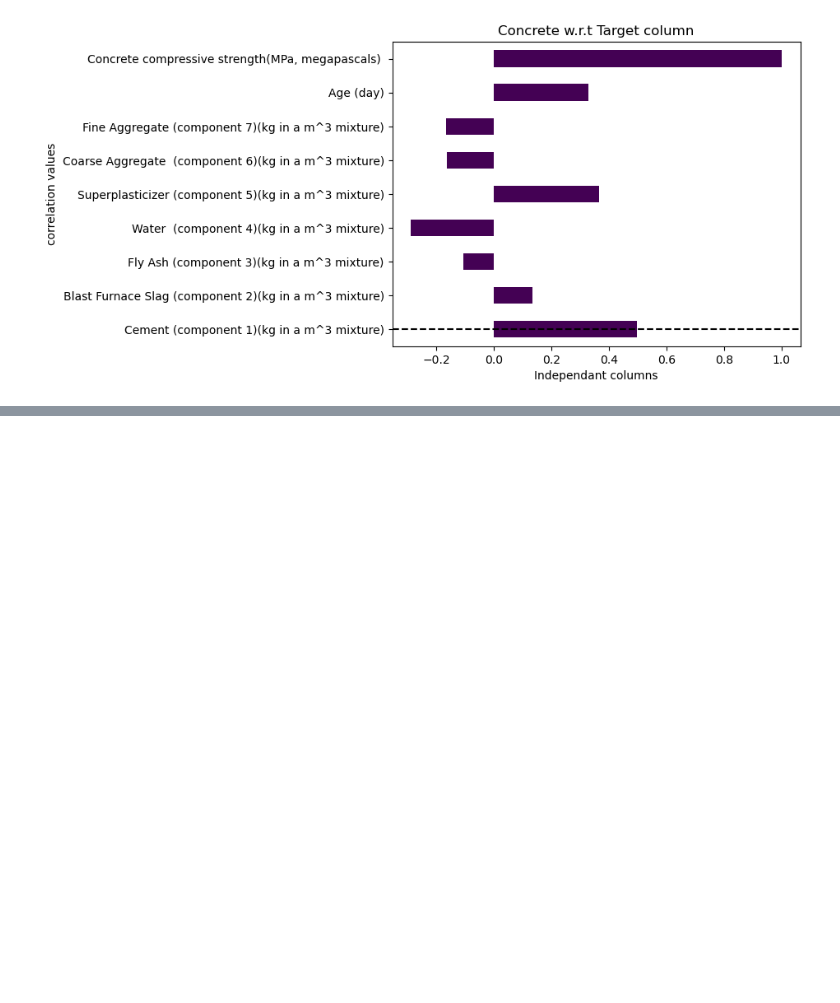
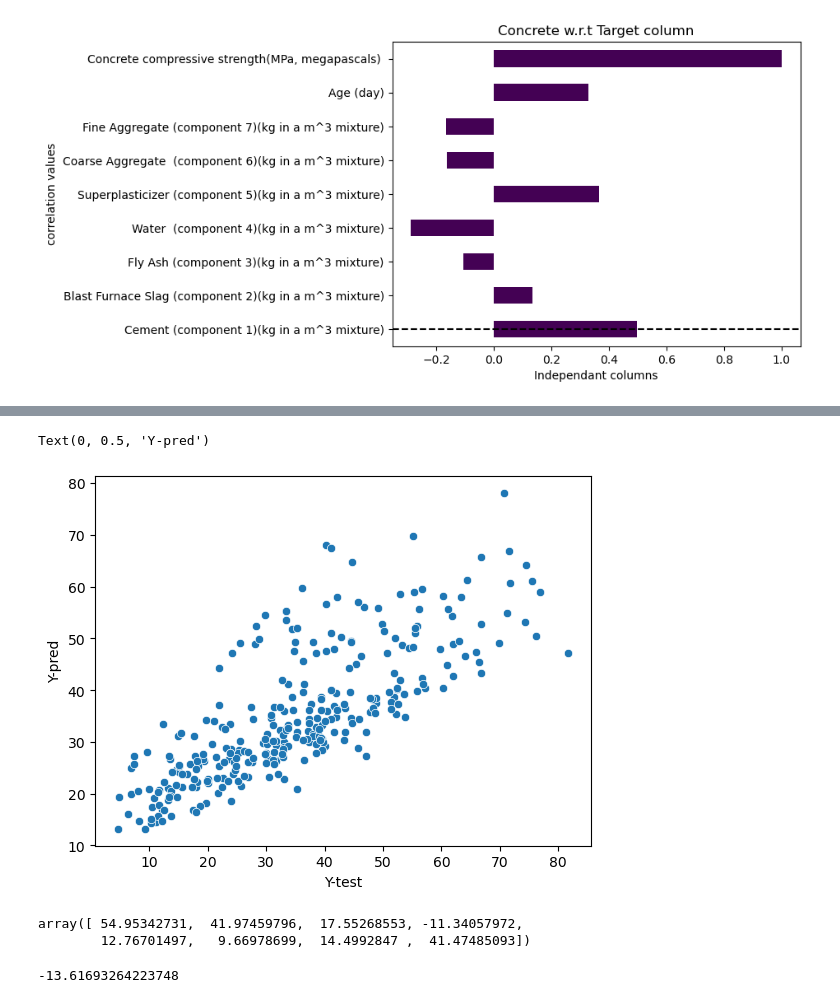
Before and after one commit to vrushali253/cementprediction_model, a Jupyter notebook: Model.ipynb, the cells around one changed output, grey strips where cells are left out. Drawn from its saved outputs; the diff is of its cells as text; code cells hidden in the pictures; blank space fills up the shorter version.

```diff
--- a/Model.ipynb
+++ b/Model.ipynb
@@ -164,0 +233,18 @@ plt.show()
+# %%
+sns.scatterplot(x = y_test , y=y_pred_LR)
+plt.xlabel('Y-test')
+plt.ylabel('Y-pred')
+# %% [output]
+Text(0, 0.5, 'Y-pred')
+[figure, added]
+# %%
+# Evaluate coefficient
+LR.coef_
+# %% [output]
+array([ 54.95342731,  41.97459796,  17.55268553, -11.34057972,
+        12.76701497,   9.66978699,  14.4992847 ,  41.47485093])
+# %%
+#Evaluate constant value
+LR.intercept_
+# %% [output]
+-13.61693264223748
```
Also changed, not shown: parts of 11 cells of this notebook, 1 other file.
